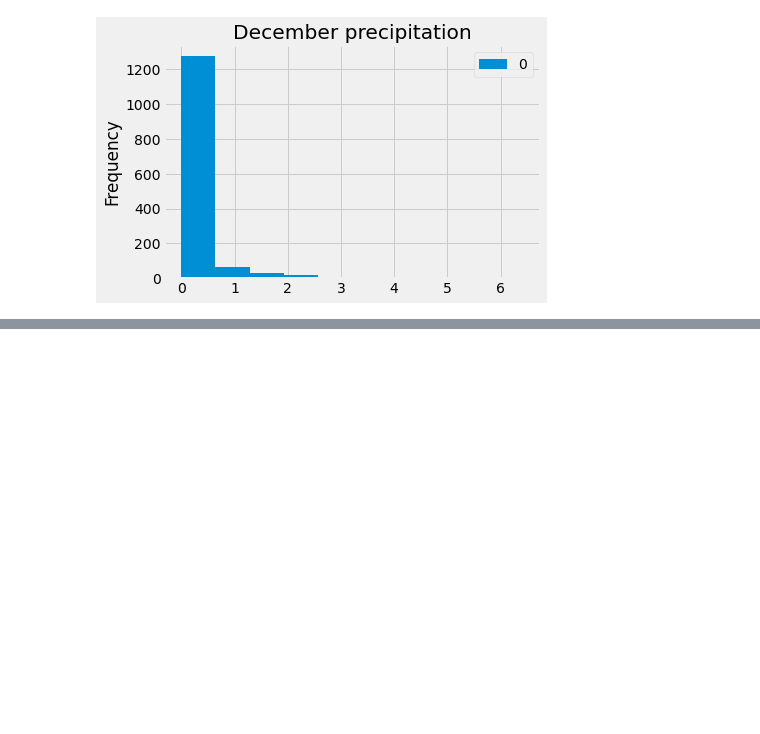
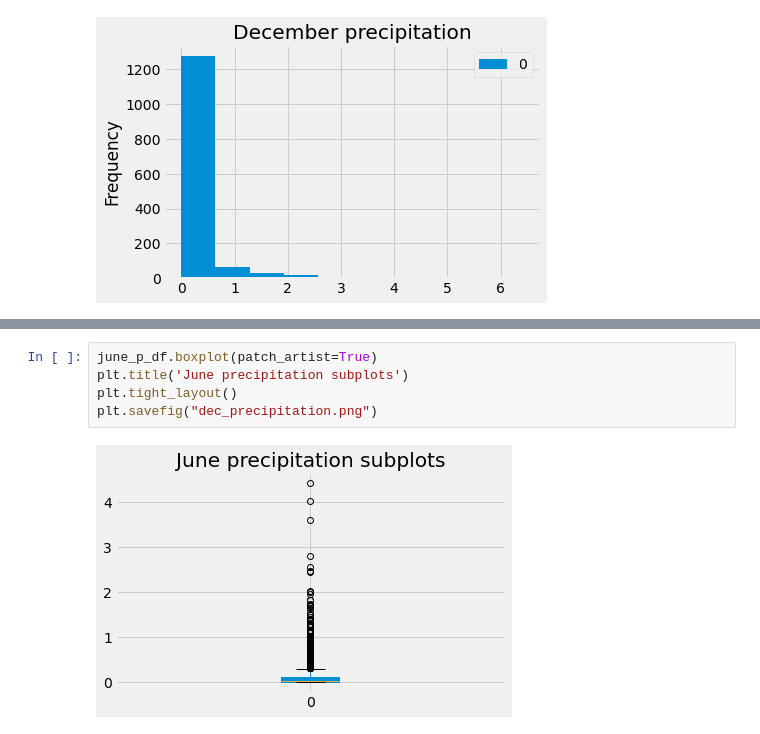
Before and after one commit to shimengya/surfs_up, a Jupyter notebook: SurfsUp_Challenge.ipynb, the cells around one changed output, grey strips where cells are left out. Drawn from its saved outputs; the diff is of its cells as text; blank space fills up the shorter version.

```diff
--- a/SurfsUp_Challenge.ipynb
+++ b/SurfsUp_Challenge.ipynb
@@ -232,0 +255,7 @@ plt.tight_layout
+# %%
+june_p_df.boxplot(patch_artist=True)
+plt.title('June precipitation subplots')
+plt.tight_layout()
+plt.savefig("dec_precipitation.png")
+# %% [output]
+[figure, added]
```
Also changed, not shown: parts of 6 cells of this notebook.
